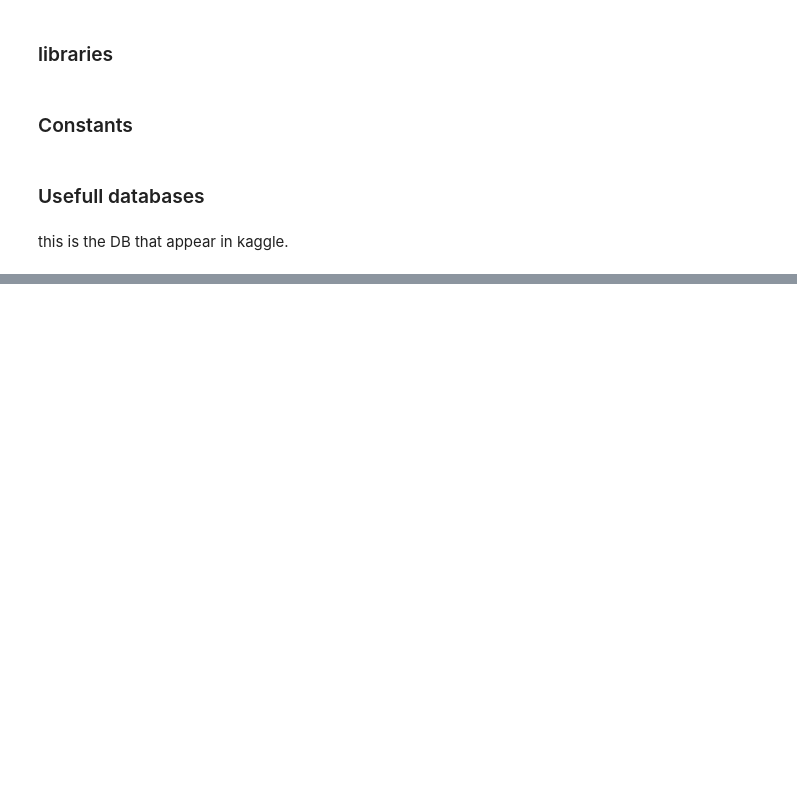
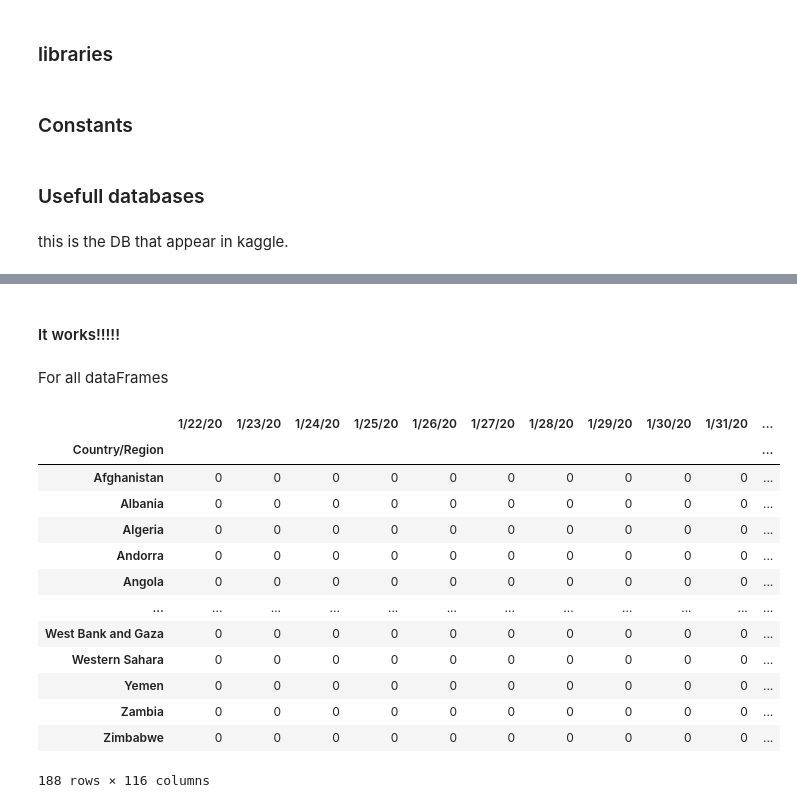
Before and after one commit to rechavar/pyCovid_TechLabsProj, a Jupyter notebook: TechLabs__finalProject.ipynb, the cells around one changed output, grey strips where cells are left out. Cells and saved outputs as stored; diff of their text form; code cells hidden in the pictures; blank space fills up the shorter version.

Commit message:
Data cleaning

```diff
--- a/TechLabs__finalProject.ipynb
+++ b/TechLabs__finalProject.ipynb
@@ -36,0 +22,4 @@ data.head(10)
+# %%
+data_confirmed = pd.read_csv(confirmed_csv_url)
+data_death = pd.read_csv(death_csv_url)
+data_recovered = pd.read_csv(recovered_csv_url)
@@ -36,0 +60,4 @@ data.head(10)
+# %%
+data_confirmed = data_confirmed.drop(['Province/State', 'Lat', 'Long'], axis = 1)
+data_death = data_death.drop(['Province/State', 'Lat', 'Long'], axis = 1)
+data_recovered = data_recovered.drop(['Province/State', 'Lat', 'Long'], axis = 1)
@@ -36,0 +66,4 @@ data.head(10)
+# %%
+data_confirmed = data_confirmed.set_index('Country/Region')
+data_death = data_death.set_index('Country/Region')
+data_recovered = data_recovered.set_index('Country/Region')
@@ -36,0 +131,25 @@ data.head(10)
+# %% [markdown]
+#### It works!!!!!
+# %% [markdown]
+For all dataFrames
+# %%
+data_confirmed = data_confirmed.groupby(by = data_confirmed.index, axis = 0).sum()
+data_death = data_death.groupby(by= data_death.index, axis = 0 ).sum()
+data_recovered = data_recovered.groupby(by= data_recovered.index, axis = 0).sum()
+# %%
+data_confirmed.
+# %% [output]
+|  | 1/22/20 | 1/23/20 | 1/24/20 | 1/25/20 | 1/26/20 | 1/27/20 | 1/28/20 | 1/29/20 | 1/30/20 | 1/31/20 | ... |
+| Country/Region |  |  |  |  |  |  |  |  |  |  | ... |
+| Afghanistan | 0 | 0 | 0 | 0 | 0 | 0 | 0 | 0 | 0 | 0 | ... |
+| Albania | 0 | 0 | 0 | 0 | 0 | 0 | 0 | 0 | 0 | 0 | ... |
+| Algeria | 0 | 0 | 0 | 0 | 0 | 0 | 0 | 0 | 0 | 0 | ... |
+| Andorra | 0 | 0 | 0 | 0 | 0 | 0 | 0 | 0 | 0 | 0 | ... |
+| Angola | 0 | 0 | 0 | 0 | 0 | 0 | 0 | 0 | 0 | 0 | ... |
+| ... | ... | ... | ... | ... | ... | ... | ... | ... | ... | ... | ... |
+| West Bank and Gaza | 0 | 0 | 0 | 0 | 0 | 0 | 0 | 0 | 0 | 0 | ... |
+| Western Sahara | 0 | 0 | 0 | 0 | 0 | 0 | 0 | 0 | 0 | 0 | ... |
+| Yemen | 0 | 0 | 0 | 0 | 0 | 0 | 0 | 0 | 0 | 0 | ... |
+| Zambia | 0 | 0 | 0 | 0 | 0 | 0 | 0 | 0 | 0 | 0 | ... |
+| Zimbabwe | 0 | 0 | 0 | 0 | 0 | 0 | 0 | 0 | 0 | 0 | ... |
+188 rows × 116 columns
```
Also changed, not shown: parts of 23 cells of this notebook.
